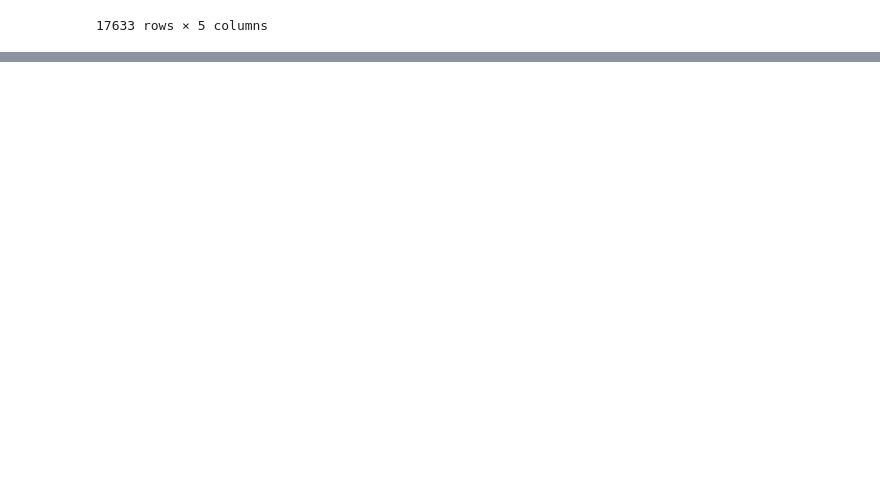
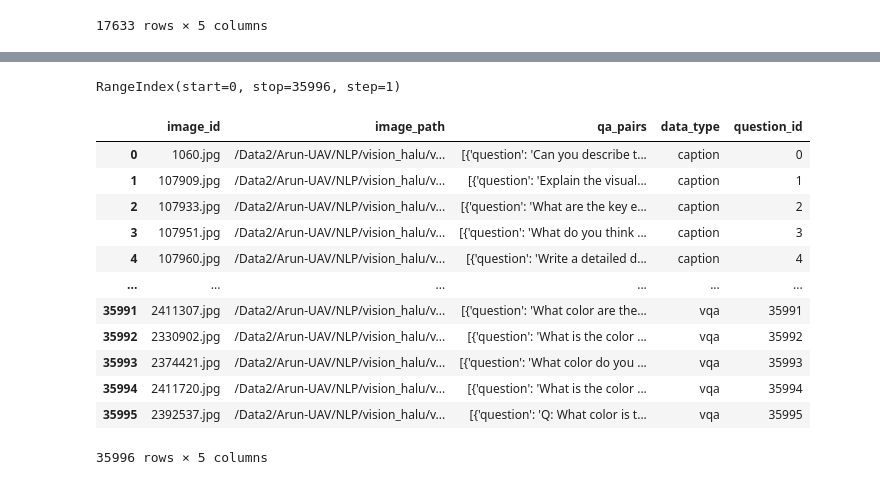
Before and after one commit to sri-harsha-jaladi/vision_hallucination, a Jupyter notebook: halu_detection_mitigation/train_data_reannotation.ipynb, the cells around one changed output, grey strips where cells are left out. Saved outputs shown, nothing was run; the diff lists cells and outputs as text; code cells hidden in the pictures; blank space fills up the shorter version.

```diff
--- a/halu_detection_mitigation/train_data_reannotation.ipynb
+++ b/halu_detection_mitigation/train_data_reannotation.ipynb
@@ -298,0 +296,4 @@ pd.read_csv("/Data2/Arun-UAV/NLP/vision_halu/hal_detection_head_train_datasets/g
+# %%
+total_df.index
+# %% [output]
+RangeIndex(start=0, stop=35996, step=1)
@@ -298,0 +302,16 @@ pd.read_csv("/Data2/Arun-UAV/NLP/vision_halu/hal_detection_head_train_datasets/g
+# %%
+pd.read_csv("/Data2/Arun-UAV/NLP/vision_halu/hal_detection_head_train_datasets/holoc/total_holoc_unlabeled_data.csv")
+# %% [output]
+|  | image_id | image_path | qa_pairs | data_type | question_id |
+| 0 | 1060.jpg | /Data2/Arun-UAV/NLP/vision_halu/v... | [{'question': 'Can you describe t... | caption | 0 |
+| 1 | 107909.jpg | /Data2/Arun-UAV/NLP/vision_halu/v... | [{'question': 'Explain the visual... | caption | 1 |
+| 2 | 107933.jpg | /Data2/Arun-UAV/NLP/vision_halu/v... | [{'question': 'What are the key e... | caption | 2 |
+| 3 | 107951.jpg | /Data2/Arun-UAV/NLP/vision_halu/v... | [{'question': 'What do you think ... | caption | 3 |
+| 4 | 107960.jpg | /Data2/Arun-UAV/NLP/vision_halu/v... | [{'question': 'Write a detailed d... | caption | 4 |
+| ... | ... | ... | ... | ... | ... |
+| 35991 | 2411307.jpg | /Data2/Arun-UAV/NLP/vision_halu/v... | [{'question': 'What color are the... | vqa | 35991 |
+| 35992 | 2330902.jpg | /Data2/Arun-UAV/NLP/vision_halu/v... | [{'question': 'What is the color ... | vqa | 35992 |
+| 35993 | 2374421.jpg | /Data2/Arun-UAV/NLP/vision_halu/v... | [{'question': 'What color do you ... | vqa | 35993 |
+| 35994 | 2411720.jpg | /Data2/Arun-UAV/NLP/vision_halu/v... | [{'question': 'What is the color ... | vqa | 35994 |
+| 35995 | 2392537.jpg | /Data2/Arun-UAV/NLP/vision_halu/v... | [{'question': 'Q: What color is t... | vqa | 35995 |
+35996 rows × 5 columns
```
Also changed, not shown: parts of 5 cells of this notebook, 1 other file.
